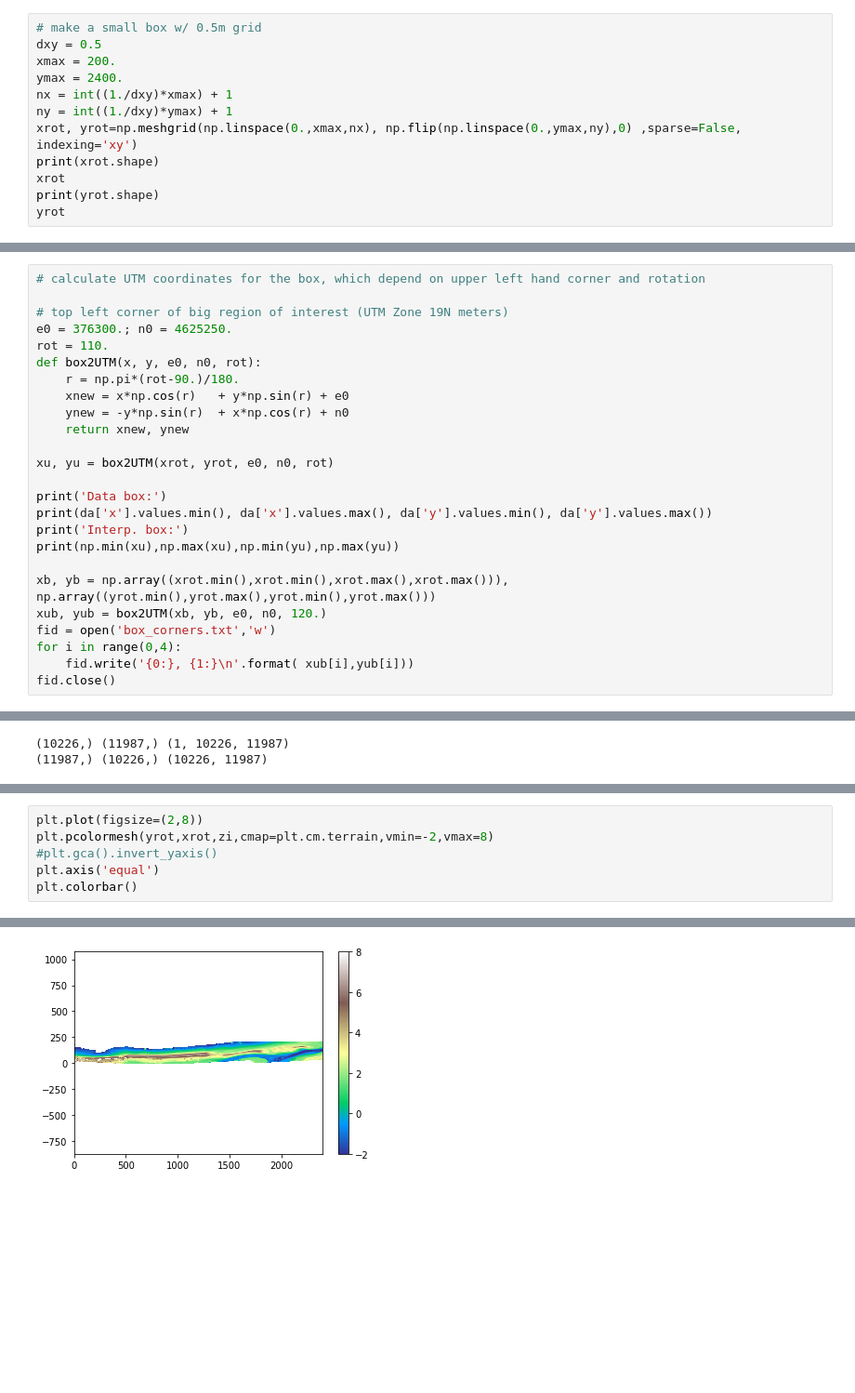
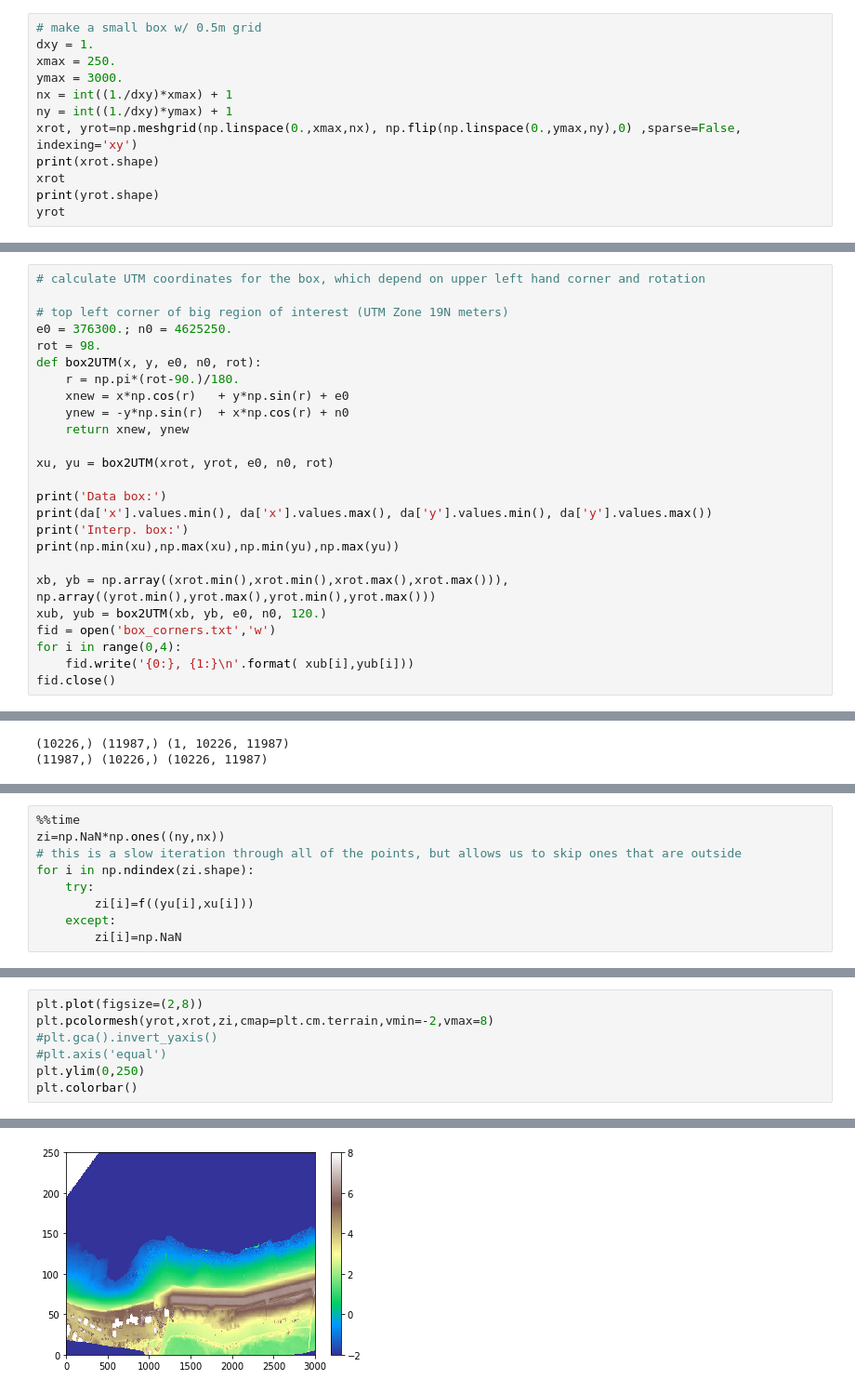
Before and after one commit to csherwood-usgs/Raster_calcs, a Jupyter notebook: test_loading_elevation_maps.ipynb, the cells around one changed output, grey strips where cells are left out. Shown at 93% size. Drawn from its saved outputs; the diff is of its cells as text; blank space fills up the shorter version.

```diff
--- a/test_loading_elevation_maps.ipynb
+++ b/test_loading_elevation_maps.ipynb
@@ -121,9 +121,9 @@ f = interpolate.RegularGridInterpolator( (y, x), zs, method='nearest')
 (11987,) (10226,) (10226, 11987)
 # %%
 # make a small box w/ 0.5m grid
-dxy = 0.5
-xmax = 200.
-ymax = 2400.
+dxy = 1.
+xmax = 250.
+ymax = 3000.
 nx = int((1./dxy)*xmax) + 1
 ny = int((1./dxy)*ymax) + 1
 xrot, yrot=np.meshgrid(np.linspace(0.,xmax,nx), np.flip(np.linspace(0.,ymax,ny),0) ,sparse=False, indexing='xy')
@@ -152,7 +152,7 @@ array([[  2.40000000e+03,   2.40000000e+03,   2.40000000e+03, ...,
 
 # top left corner of big region of interest (UTM Zone 19N meters)
 e0 = 376300.; n0 = 4625250.
-rot = 110.
+rot = 98.
 def box2UTM(x, y, e0, n0, rot):
     r = np.pi*(rot-90.)/180.
     xnew = x*np.cos(r)   + y*np.sin(r) + e0
@@ -201,0 +206,9 @@ zi[zi<=-100.]=np.NaN
+# %%
+%%time
+zi=np.NaN*np.ones((ny,nx))
+# this is a slow iteration through all of the points, but allows us to skip ones that are outside
+for i in np.ndindex(zi.shape):
+    try:
+        zi[i]=f((yu[i],xu[i]))
+    except:
+        zi[i]=np.NaN
@@ -202,11 +217,12 @@ zi[zi<=-100.]=np.NaN
 # %%
 plt.plot(figsize=(2,8))
 plt.pcolormesh(yrot,xrot,zi,cmap=plt.cm.terrain,vmin=-2,vmax=8)
 #plt.gca().invert_yaxis()
-plt.axis('equal')
+#plt.axis('equal')
+plt.ylim(0,250)
 plt.colorbar()
 # %% [output]
 <matplotlib.colorbar.Colorbar at 0x...>
-[figure, old version]
+[figure, new version]
 # %%
 print(np.shape(zi))
```
Also changed, not shown: parts of 7 cells of this notebook, 1 other file.
